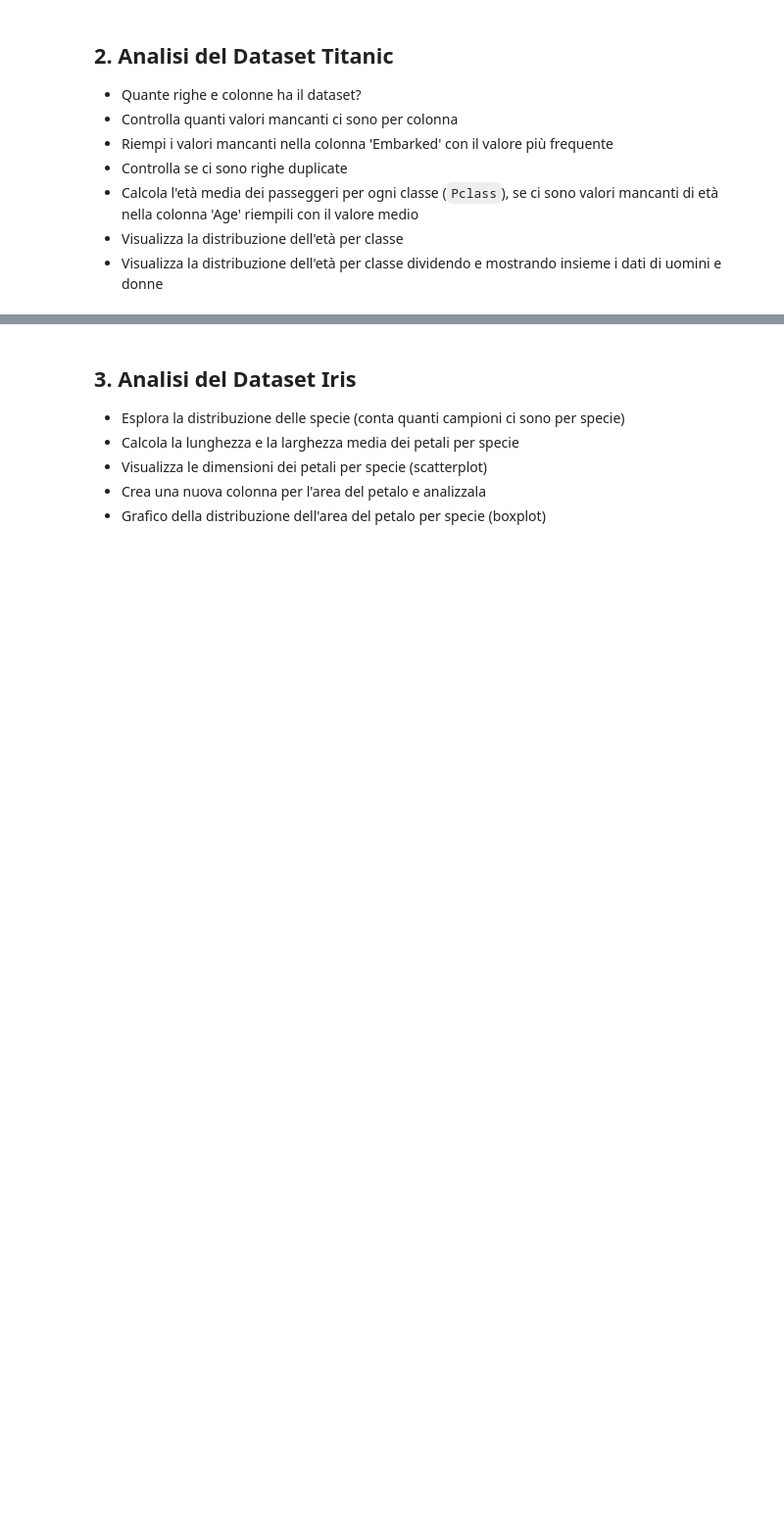
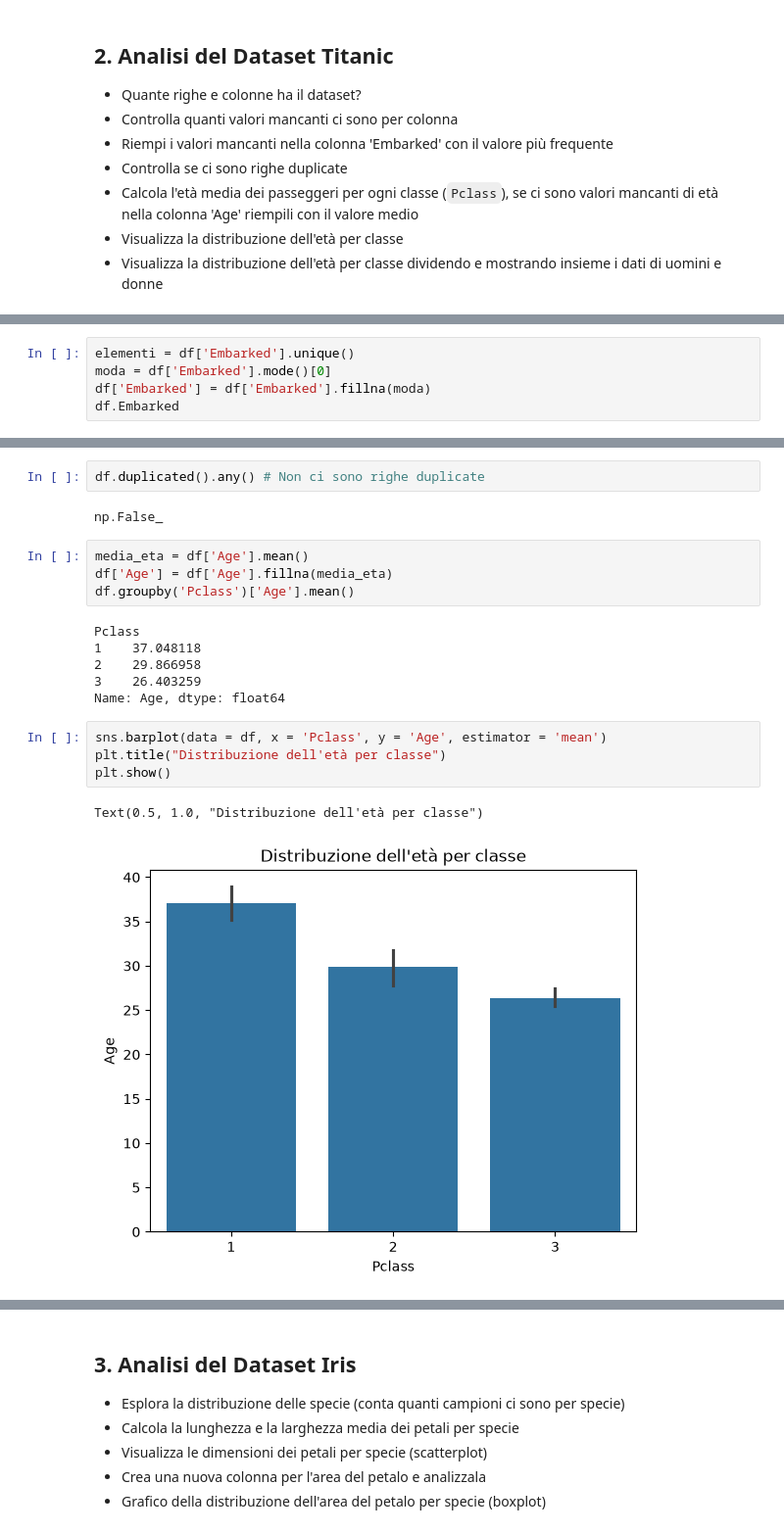
Before and after one commit to majamujagic/ProgrammingLab, a Jupyter notebook: Python 2/Lezione 5/5.4_Esercizi_lez_5.ipynb, the cells around one changed output, grey strips where cells are left out. Shown at 98% size. Drawn from its saved outputs; the diff is of its cells as text; blank space fills up the shorter version.

```diff
--- a/Python 2/Lezione 5/5.4_Esercizi_lez_5.ipynb
+++ b/Python 2/Lezione 5/5.4_Esercizi_lez_5.ipynb
@@ -105,0 +96,5 @@ df.head()
+# %%
+elementi = df['Embarked'].unique()
+moda = df['Embarked'].mode()[0]
+df['Embarked'] = df['Embarked'].fillna(moda)
+df.Embarked
@@ -105,0 +114,21 @@ df.head()
+# %%
+df.duplicated().any() # Non ci sono righe duplicate
+# %% [output]
+np.False_
+# %%
+media_eta = df['Age'].mean()
+df['Age'] = df['Age'].fillna(media_eta)
+df.groupby('Pclass')['Age'].mean()
+# %% [output]
+Pclass
+1    37.048118
+2    29.866958
+3    26.403259
+Name: Age, dtype: float64
+# %%
+sns.barplot(data = df, x = 'Pclass', y = 'Age', estimator = 'mean')
+plt.title("Distribuzione dell'età per classe")
+plt.show()
+# %% [output]
+Text(0.5, 1.0, "Distribuzione dell'età per classe")
+[figure, added]
```
Also changed, not shown: parts of 14 cells of this notebook, 2 other files.
